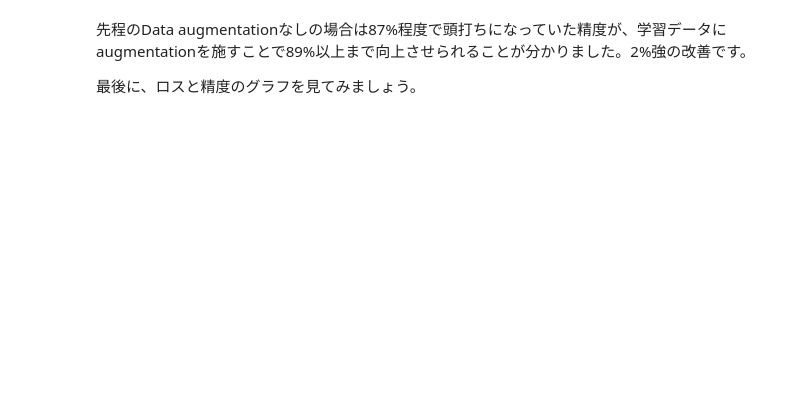
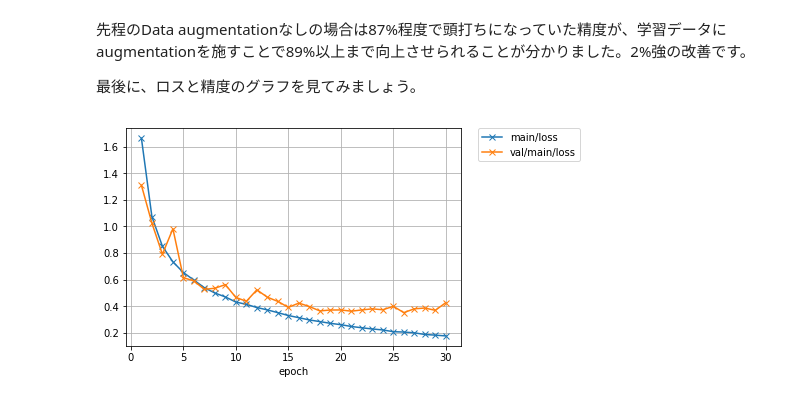
Before and after one commit to mitmul/chainer-handson, a Jupyter notebook: Chainer Beginer's Hands-on.ipynb, the cells around one changed output. Cells and saved outputs as stored; diff of their text form; code cells hidden in the pictures; blank space fills up the shorter version.

```diff
--- a/Chainer Beginer's Hands-on.ipynb
+++ b/Chainer Beginer's Hands-on.ipynb
@@ -939,5 +983,7 @@ Expect: prod(in_types[0].shape[1:]) == in_types[1].shape[1]
 
 最後に、ロスと精度のグラフを見てみましょう。
 # %%
-Image(filename='DeepCNN_cifar10_result/loss.png')
+Image(filename='DeepCNN_cifar10_augmented_result/loss.png')
+# %% [output]
+[figure, added]
 # %%
```
Also changed, not shown: parts of 133 cells of this notebook.
